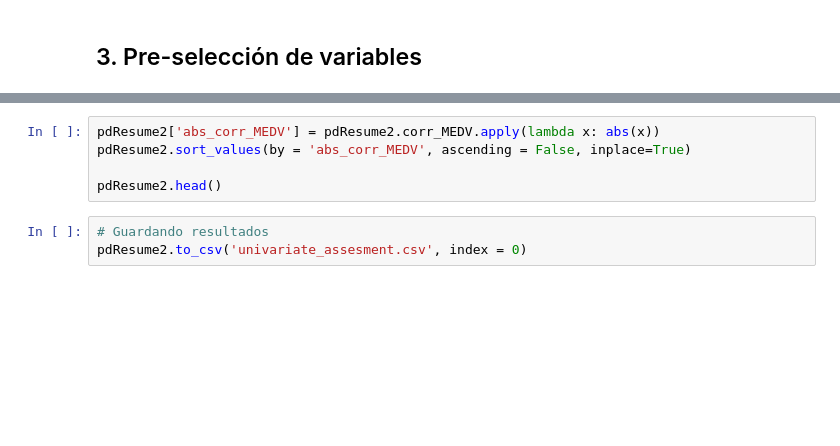
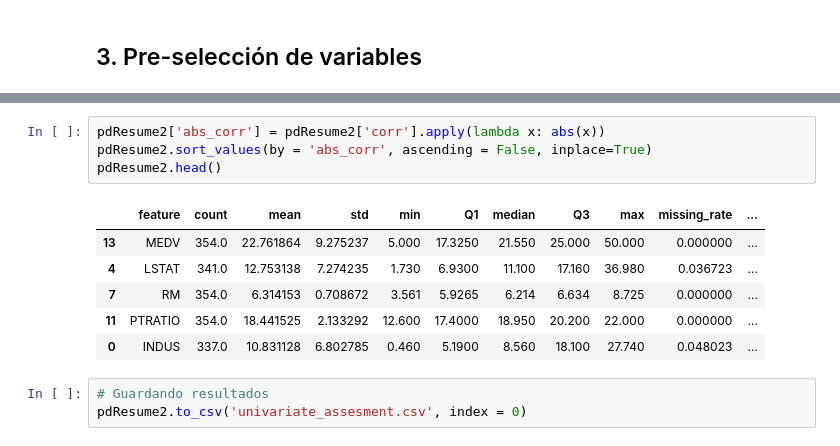
Before and after one commit to JCaballerot/Machine-Learning-Program, a Jupyter notebook: Supervised_models/Linear_regression/Lab_Boston_Housing_v2.ipynb, the cells around one changed output, grey strips where cells are left out. Drawn from its saved outputs; the diff is of its cells as text; blank space fills up the shorter version.

```diff
--- a/Supervised_models/Linear_regression/Lab_Boston_Housing_v2.ipynb
+++ b/Supervised_models/Linear_regression/Lab_Boston_Housing_v2.ipynb
@@ -274,8 +302,14 @@ pdResume2 = pd.merge(pdResume, pdres_cor, on = 'feature')
 # %%
-pdResume2['abs_corr_MEDV'] = pdResume2.corr_MEDV.apply(lambda x: abs(x))
-pdResume2.sort_values(by = 'abs_corr_MEDV', ascending = False, inplace=True)
-
+pdResume2['abs_corr'] = pdResume2['corr'].apply(lambda x: abs(x))
+pdResume2.sort_values(by = 'abs_corr', ascending = False, inplace=True)
 pdResume2.head()
+# %% [output]
+|  | feature | count | mean | std | min | Q1 | median | Q3 | max | missing_rate | ... |
+| 13 | MEDV | 354.0 | 22.761864 | 9.275237 | 5.000 | 17.3250 | 21.550 | 25.000 | 50.000 | 0.000000 | ... |
+| 4 | LSTAT | 341.0 | 12.753138 | 7.274235 | 1.730 | 6.9300 | 11.100 | 17.160 | 36.980 | 0.036723 | ... |
+| 7 | RM | 354.0 | 6.314153 | 0.708672 | 3.561 | 5.9265 | 6.214 | 6.634 | 8.725 | 0.000000 | ... |
+| 11 | PTRATIO | 354.0 | 18.441525 | 2.133292 | 12.600 | 17.4000 | 18.950 | 20.200 | 22.000 | 0.000000 | ... |
+| 0 | INDUS | 337.0 | 10.831128 | 6.802785 | 0.460 | 5.1900 | 8.560 | 18.100 | 27.740 | 0.048023 | ... |
 # %%
 # Guardando resultados
 pdResume2.to_csv('univariate_assesment.csv', index = 0)
```
Also changed, not shown: parts of 10 cells of this notebook.
